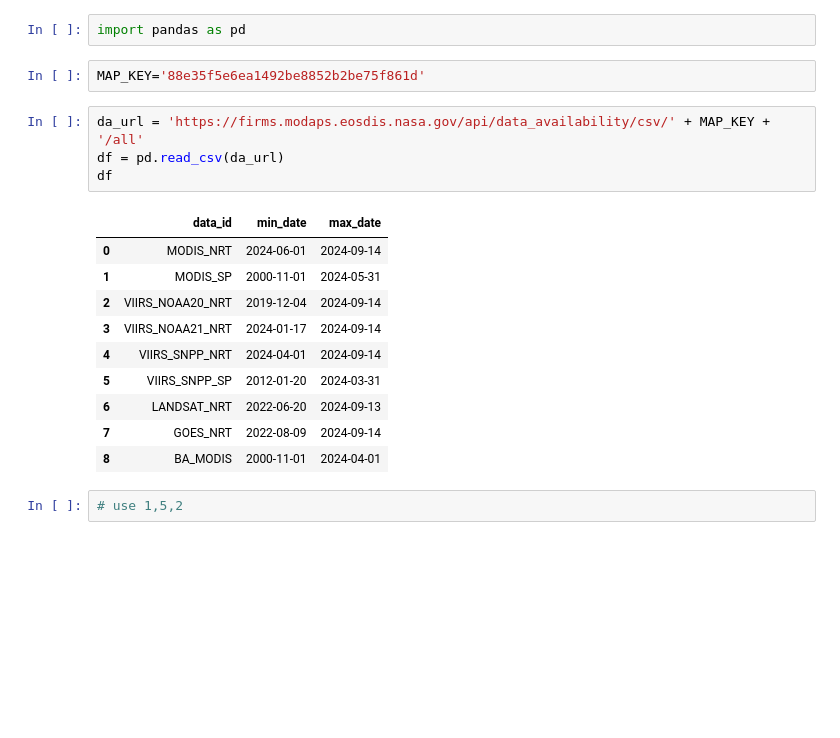
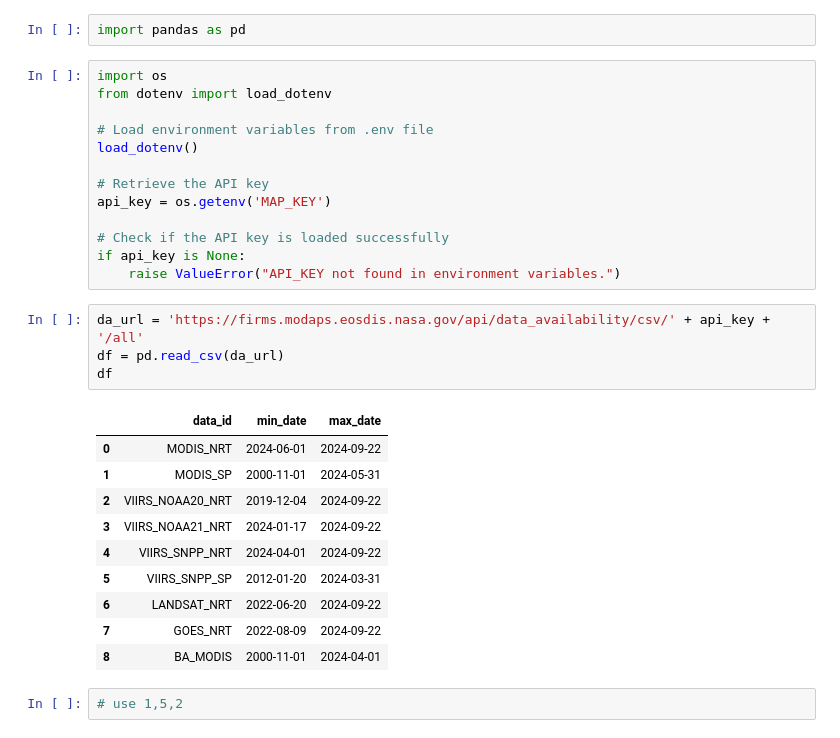
Before and after one commit to Olan-Pinto/Data-Mining-CSCI-5502-872-Course-Project, a Jupyter notebook: Data Collection/NASA_wildfire.ipynb, the cells around one changed output. Cells and saved outputs as stored; diff of their text form; blank space fills up the shorter version.

```diff
--- a/Data Collection/NASA_wildfire.ipynb
+++ b/Data Collection/NASA_wildfire.ipynb
@@ -1,21 +1,32 @@
 # %%
 import pandas as pd
 # %%
-MAP_KEY='88e35f5e6ea1492be8852b2be75f861d'
+import os
+from dotenv import load_dotenv
+
+# Load environment variables from .env file
+load_dotenv()
+
+# Retrieve the API key
+api_key = os.getenv('MAP_KEY')
+
+# Check if the API key is loaded successfully
+if api_key is None:
+    raise ValueError("API_KEY not found in environment variables.")
 # %%
-da_url = 'https://firms.modaps.eosdis.nasa.gov/api/data_availability/csv/' + MAP_KEY + '/all'
+da_url = 'https://firms.modaps.eosdis.nasa.gov/api/data_availability/csv/' + api_key + '/all'
 df = pd.read_csv(da_url)
 df
 # %% [output]
 |  | data_id | min_date | max_date |
-| 0 | MODIS_NRT | 2024-06-01 | 2024-09-14 |
+| 0 | MODIS_NRT | 2024-06-01 | 2024-09-22 |
 | 1 | MODIS_SP | 2000-11-01 | 2024-05-31 |
-| 2 | VIIRS_NOAA20_NRT | 2019-12-04 | 2024-09-14 |
-| 3 | VIIRS_NOAA21_NRT | 2024-01-17 | 2024-09-14 |
-| 4 | VIIRS_SNPP_NRT | 2024-04-01 | 2024-09-14 |
+| 2 | VIIRS_NOAA20_NRT | 2019-12-04 | 2024-09-22 |
+| 3 | VIIRS_NOAA21_NRT | 2024-01-17 | 2024-09-22 |
+| 4 | VIIRS_SNPP_NRT | 2024-04-01 | 2024-09-22 |
 | 5 | VIIRS_SNPP_SP | 2012-01-20 | 2024-03-31 |
-| 6 | LANDSAT_NRT | 2022-06-20 | 2024-09-13 |
-| 7 | GOES_NRT | 2022-08-09 | 2024-09-14 |
+| 6 | LANDSAT_NRT | 2022-06-20 | 2024-09-22 |
+| 7 | GOES_NRT | 2022-08-09 | 2024-09-22 |
 | 8 | BA_MODIS | 2000-11-01 | 2024-04-01 |
 # %%
 # use 1,5,2
```
Also changed, not shown: 19 other files.
